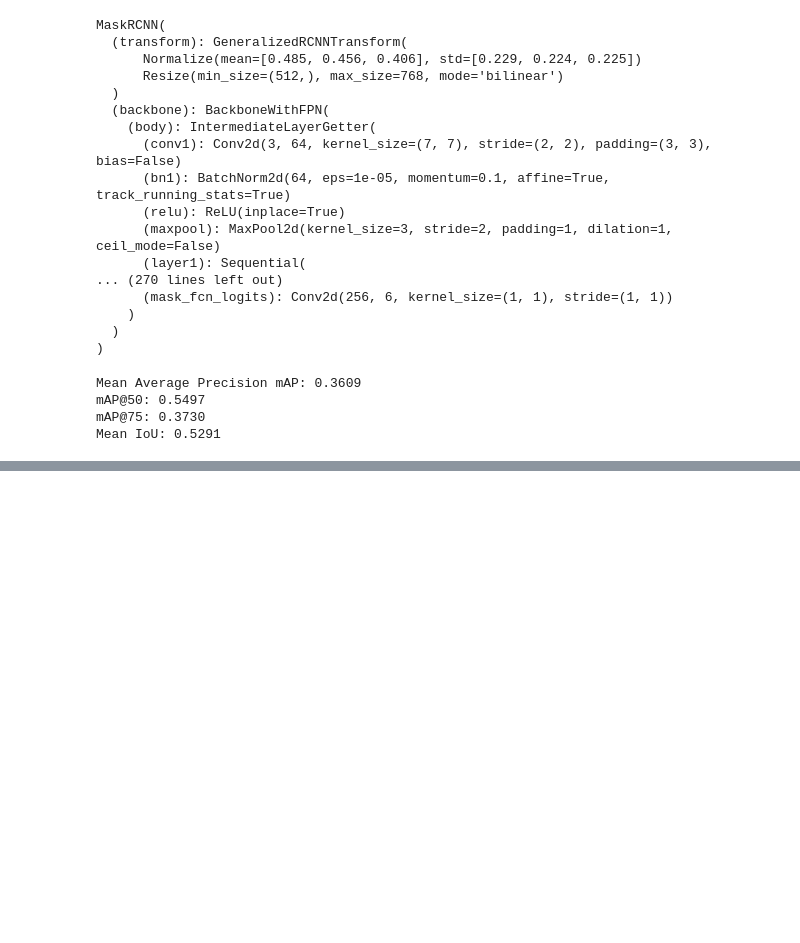
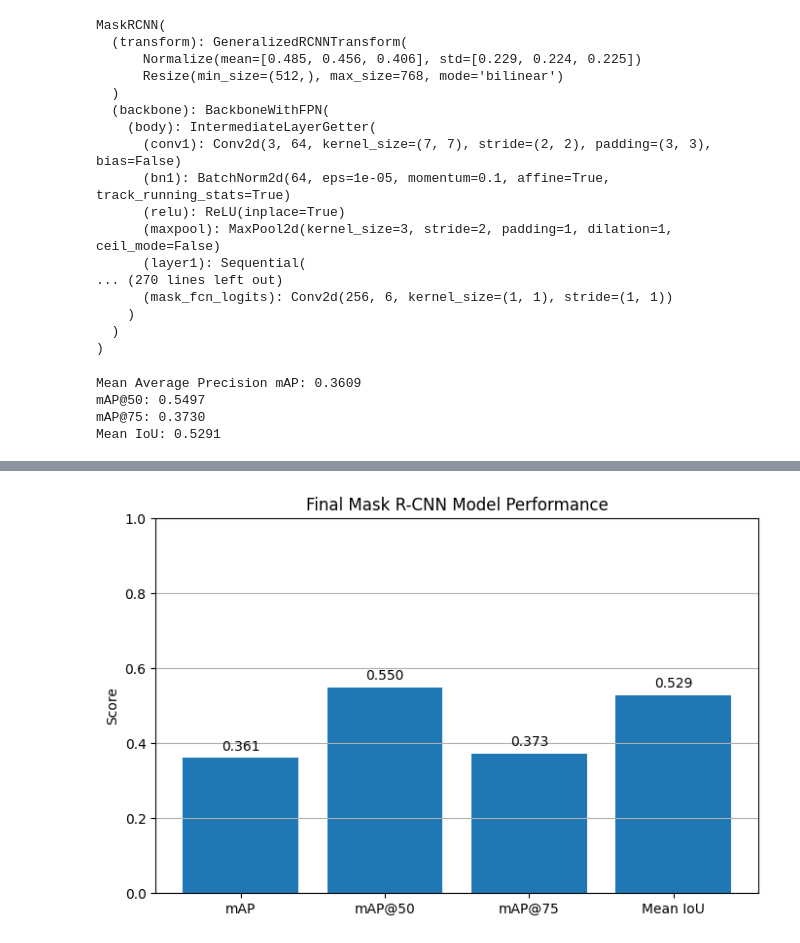
Before and after one commit to Jolieyolie/Applied_Machine_Learning, a Jupyter notebook: Copy_of_cloud_training_model_improved_augmentation.ipynb, the cells around one changed output, grey strips where cells are left out. Drawn from its saved outputs; the diff is of its cells as text; code cells hidden in the pictures; blank space fills up the shorter version.

```diff
--- a/Copy_of_cloud_training_model_improved_augmentation.ipynb
+++ b/Copy_of_cloud_training_model_improved_augmentation.ipynb
@@ -855,0 +868,23 @@ plt.savefig('/content/drive/MyDrive/Clouds-1000/Performance_SampleSize_final.jpe
+# %%
+import matplotlib.pyplot as plt
+
+metrics = {
+    "mAP": 0.3609,
+    "mAP@50": 0.5497,
+    "mAP@75": 0.3730,
+    "Mean IoU": 0.5291
+}
+
+plt.figure(figsize=(8, 5))
+plt.bar(metrics.keys(), metrics.values())
+
+for i, (name, value) in enumerate(metrics.items()):
+    plt.text(i, value + 0.02, f"{value:.3f}", ha="center")
+
+plt.title("Final Mask R-CNN Model Performance")
+plt.ylabel("Score")
+plt.ylim(0, 1)
+plt.grid(axis="y")
+plt.show()
+# %% [output]
+[figure, added]
```
Also changed, not shown: parts of 4 cells of this notebook.
